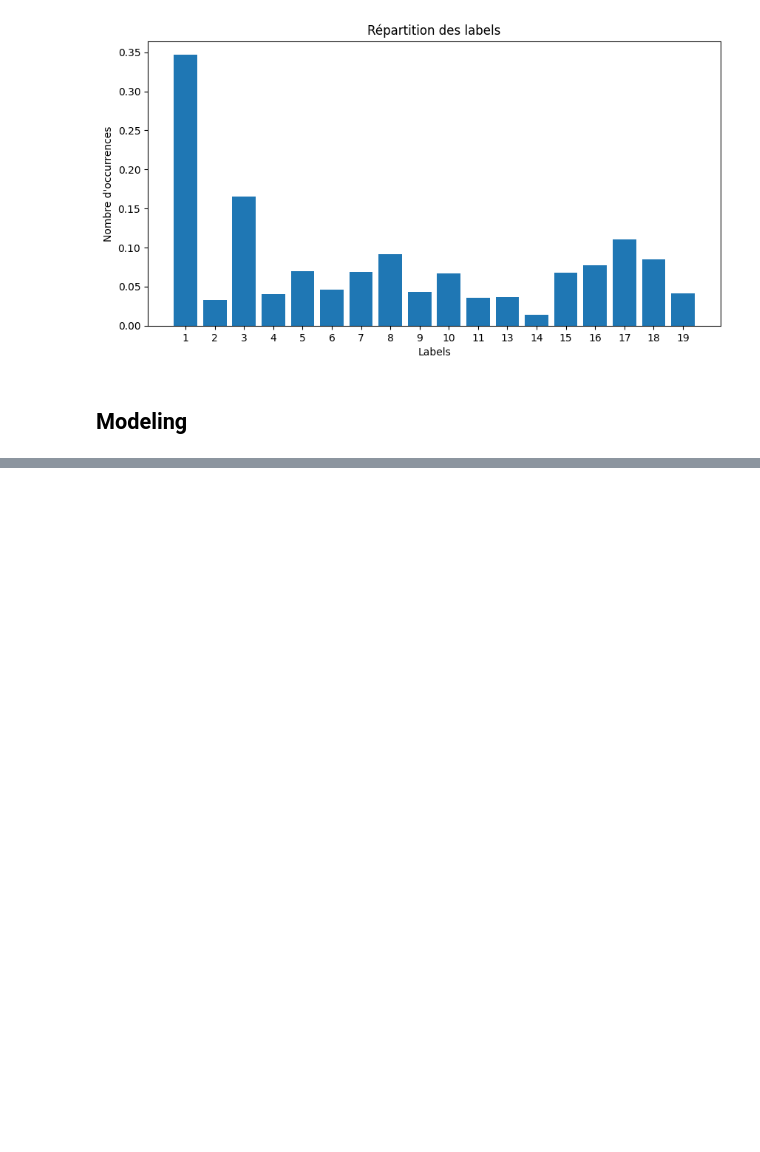
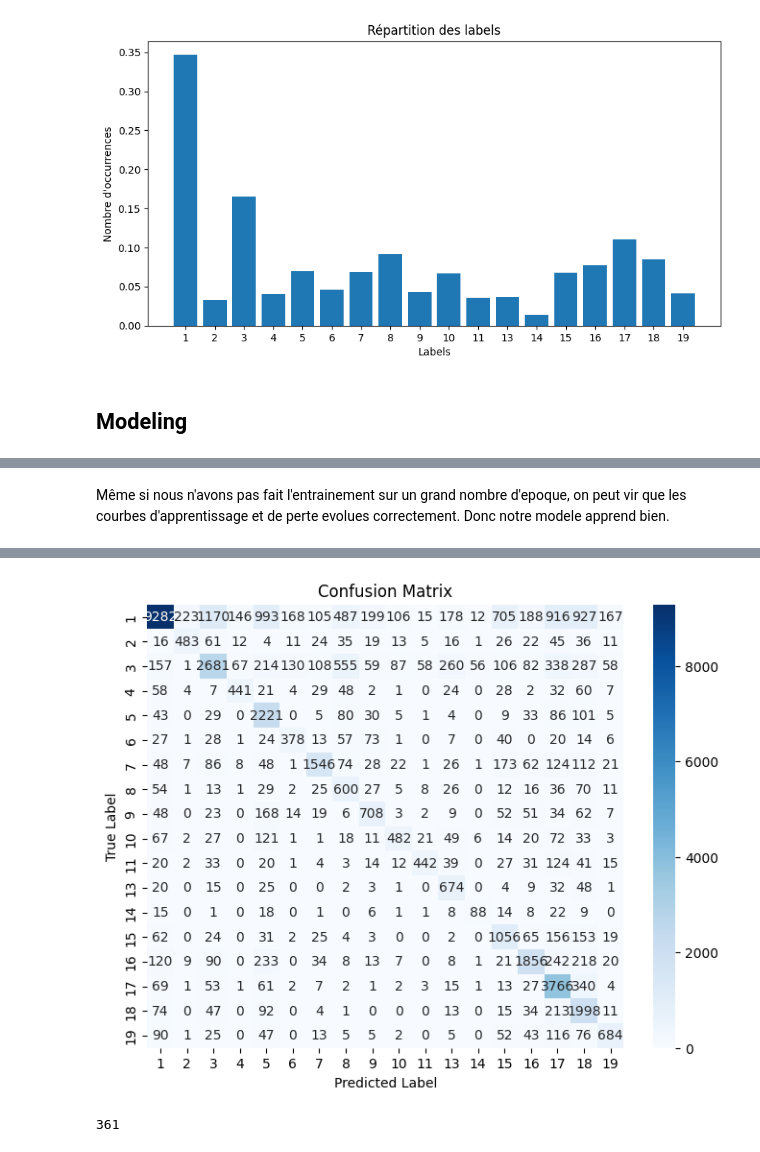
Before and after one commit to 2024-2025-estia-bihar/final_projet_lucg, a Jupyter notebook: notebooks/explore_multimodal.ipynb, the cells around one changed output, grey strips where cells are left out. Cells and saved outputs as stored; diff of their text form; code cells hidden in the pictures; blank space fills up the shorter version.

```diff
--- a/notebooks/explore_multimodal.ipynb
+++ b/notebooks/explore_multimodal.ipynb
@@ -760,0 +859,38 @@ Cannot take the length of shape with unknown rank.
+# %% [markdown]
+Même si nous n'avons pas fait l'entrainement sur un grand nombre d'epoque, on peut vir que les courbes d'apprentissage et de perte evolues correctement. Donc notre modele apprend bien.
+# %%
+from sklearn.metrics import confusion_matrix, classification_report
+
+# Collect true labels and predictions
+def get_true_pred_test(model, test_data):
+    y_true = []
+    y_pred = []
+
+    for images, labels in test_data:
+        preds = model.predict(images)
+        # y_true.extend(labels.numpy())
+        y_true.extend(np.argmax(labels.numpy(), axis=1).tolist())
+        y_pred.extend(np.argmax(preds, axis=1).tolist())
+    return y_true, y_pred
+
+def get_confusion_matrix(y_true, y_pred):
+    # Compute confusion matrix
+    cm = confusion_matrix(y_true, y_pred)
+    # Print a classification report
+    print("\nClassification Report:")
+    print(classification_report(y_true, y_pred, target_names=dataset.label_columns))
+    return cm
+
+def plot_confusion_matrix(confusion_matrix, class_names):
+    plt.figure(figsize=(8, 6))
+    sns.heatmap(confusion_matrix, annot=True, fmt="d", cmap="Blues",
+                xticklabels=class_names, yticklabels=class_names)
+    plt.xlabel("Predicted Label")
+    plt.ylabel("True Label")
+    plt.title("Confusion Matrix")
+    plt.show()
+# %%
+y_true, y_pred = get_true_pred_test(model, test_dataset)
+cm = get_confusion_matrix(y_true, y_pred)
+plot_confusion_matrix(cm, dataset.label_columns)
+# %% [output]
@@ -760,0 +914,5 @@ Cannot take the length of shape with unknown rank.
+[figure, added]
+# %%
+len(test_dataset)
+# %% [output]
+361
```
Also changed, not shown: parts of 26 cells of this notebook.
